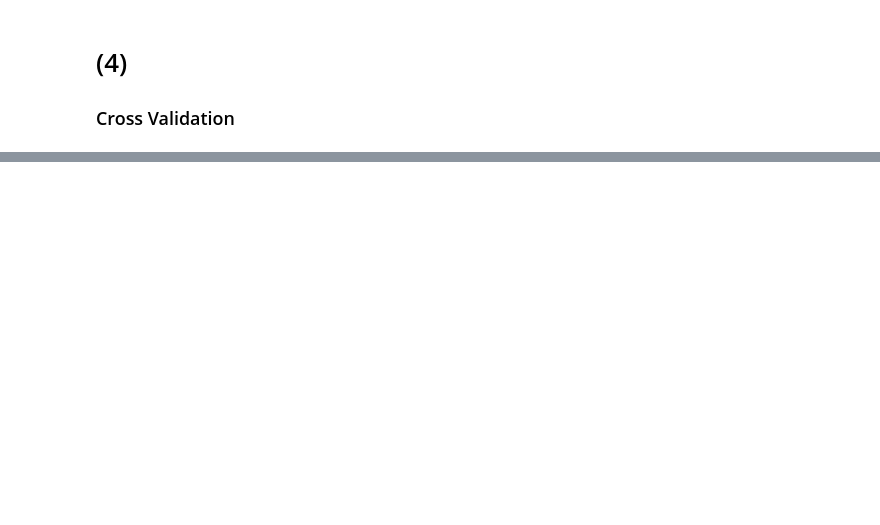
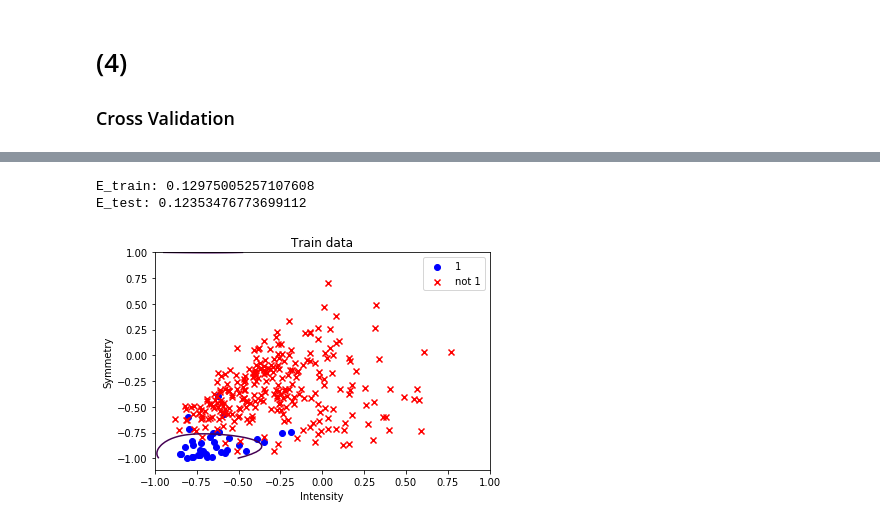
Before and after one commit to asrafulashiq/RPI_LFD_course, a Jupyter notebook: assignment8/code.ipynb, the cells around one changed output, grey strips where cells are left out. Cells and saved outputs as stored; diff of their text form; code cells hidden in the pictures; blank space fills up the shorter version.

```diff
--- a/assignment8/code.ipynb
+++ b/assignment8/code.ipynb
@@ -173,0 +235,21 @@ plt.legend()
+# %%
+lamb_prime = lambs[np.argmin(e_cvs)]
+lamb = lamb_prime
+w_reg = np.linalg.pinv(Z.transpose() @ Z + lamb *
+                       np.eye(Z.shape[1])) @ Z.transpose() @ labels_train
+y_pred = np.dot(Z, w_reg)
+
+e_train = np.mean(np.power(y_pred - labels_train, 2))
+
+# test error
+y_pred_test = np.dot(feat_tfm_test, w_reg)
+e_test = np.mean(np.power(y_pred_test - labels_test, 2))
+
+print(f"E_train: {e_train}")
+print(f"E_test: {e_test}")
+
+plot_decision_boundary(w_reg)
+# %% [output]
+E_train: 0.12975005257107608
+E_test: 0.12353476773699112
+[figure, added]
```
Also changed, not shown: parts of 6 cells of this notebook.
